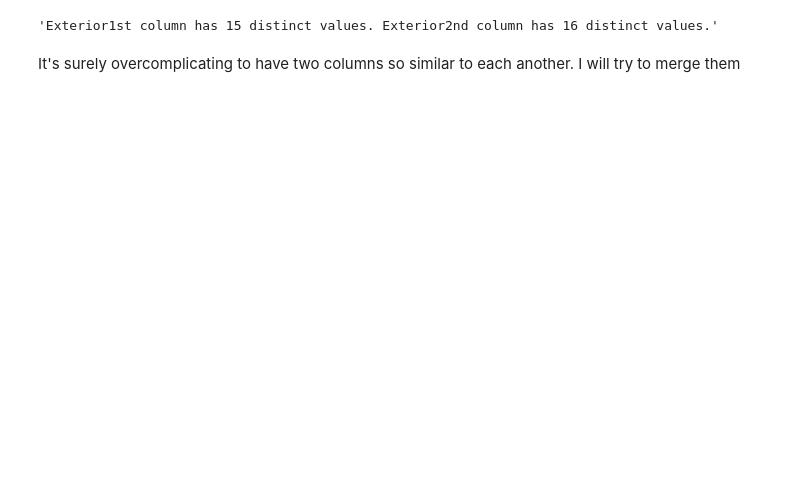
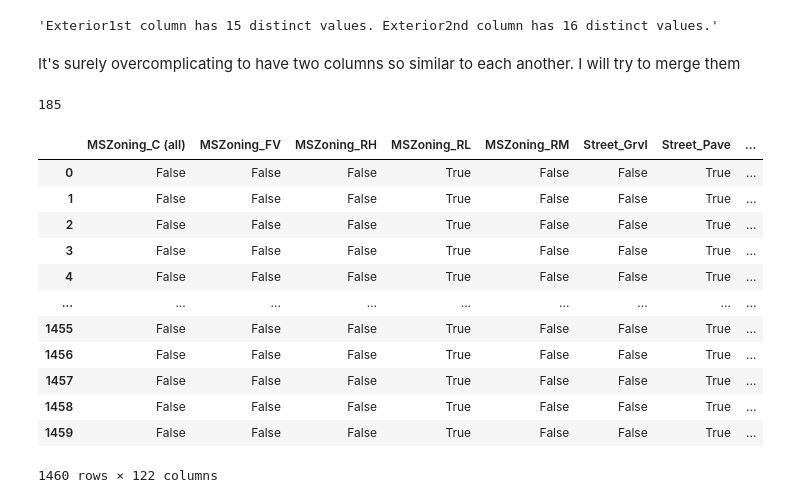
Before and after one commit to M-GibbonsGH/0125LinReg, a Jupyter notebook: 2701_Explore.ipynb, the cells around one changed output. Drawn from its saved outputs; the diff is of its cells as text; code cells hidden in the pictures; blank space fills up the shorter version.

```diff
--- a/2701_Explore.ipynb
+++ b/2701_Explore.ipynb
@@ -345,3 +275,23 @@ Exterior2nd column has {len(df_onehot["Exterior2nd"].value_counts())} distinct v
 'Exterior1st column has 15 distinct values. Exterior2nd column has 16 distinct values.'
 # %% [markdown]
 It's surely overcomplicating to have two columns so similar to each another. I will try to merge them
+# %%
+len(df_onehot.columns)
+# %% [output]
+185
+# %%
+df_onehot.select_dtypes(include=bool)
+# %% [output]
+|  | MSZoning_C (all) | MSZoning_FV | MSZoning_RH | MSZoning_RL | MSZoning_RM | Street_Grvl | Street_Pave | ... |
+| 0 | False | False | False | True | False | False | True | ... |
+| 1 | False | False | False | True | False | False | True | ... |
+| 2 | False | False | False | True | False | False | True | ... |
+| 3 | False | False | False | True | False | False | True | ... |
+| 4 | False | False | False | True | False | False | True | ... |
+| ... | ... | ... | ... | ... | ... | ... | ... | ... |
+| 1455 | False | False | False | True | False | False | True | ... |
+| 1456 | False | False | False | True | False | False | True | ... |
+| 1457 | False | False | False | True | False | False | True | ... |
+| 1458 | False | False | False | True | False | False | True | ... |
+| 1459 | False | False | False | True | False | False | True | ... |
+1460 rows × 122 columns
```
Also changed, not shown: parts of 10 cells of this notebook, 2 other files.
